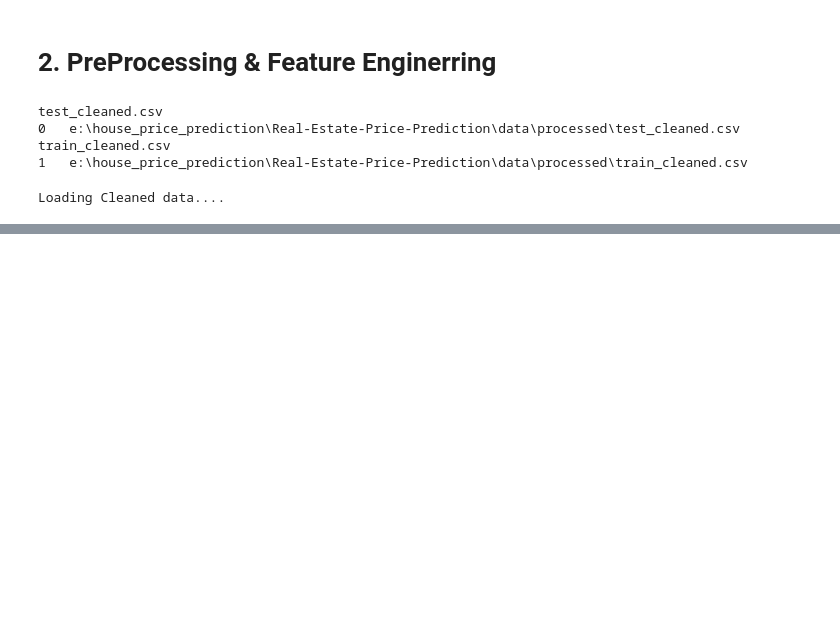
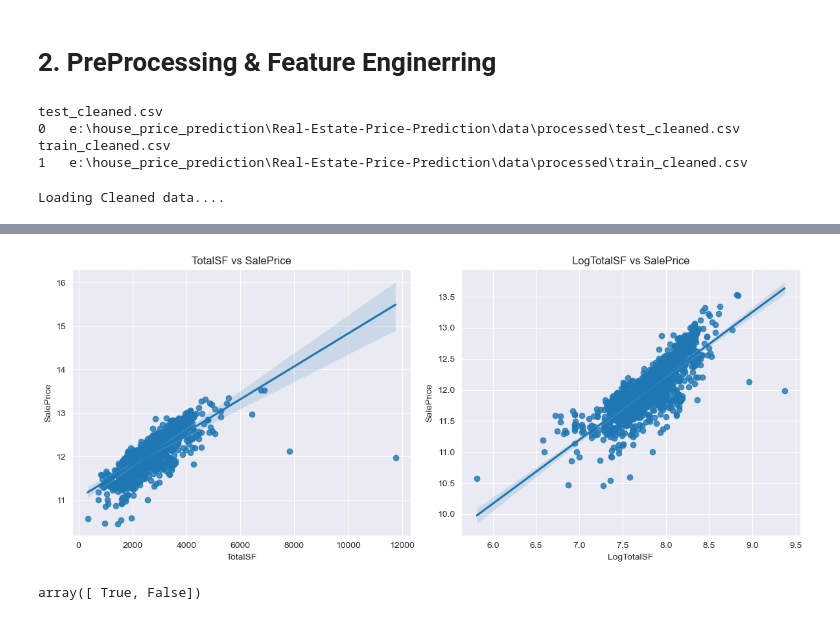
Before and after one commit to annugit1655/Real-Estate-Price-Prediction, a Jupyter notebook: Real-Estate-Price-Prediction/notebooks/02-Preprocessing-&-Feature-Engg.ipynb, the cells around one changed output, grey strips where cells are left out. Cells and saved outputs as stored; diff of their text form; code cells hidden in the pictures; blank space fills up the shorter version.

```diff
--- a/Real-Estate-Price-Prediction/notebooks/02-Preprocessing-&-Feature-Engg.ipynb
+++ b/Real-Estate-Price-Prediction/notebooks/02-Preprocessing-&-Feature-Engg.ipynb
@@ -45,0 +167,14 @@ Loading Cleaned data....
+# %%
+# Compute neighborhood-wise median sale price and create a new feature 'NeighborhoodMedianPrice' (only using training dataset)
+neighborhood_price = train_processed.groupby('Neighborhood')['SalePrice'].median()
+train_processed['NeighborhoodMedianPrice'] = train_processed['Neighborhood'].map(neighborhood_price)
+
+# For test data, map the same neighborhood values from training data
+test_processed['NeighborhoodMedianPrice'] = test_processed['Neighborhood'].map(neighborhood_price)
+# %%
+train_data = train_cleaned.copy()
+train_data['TotalSF'] = train_data['TotalBsmtSF'] + train_data['1stFlrSF'] + train_data['2ndFlrSF']
+train_data['LogTotalSF'] = np.log1p(train_data['TotalSF'])
+train_data[['TotalSF', 'LogTotalSF', '1stFlrSF', '2ndFlrSF', 'TotalBsmtSF', 'SalePrice']].corr()#(train_data['SalePrice'])#.sort_values(ascending=False)
+skewed = train_processed[numeric_var].skew()
+train_processed[skewed[skewed > 0.5].index.tolist()].info()
@@ -45,0 +282,16 @@ Loading Cleaned data....
+# %%
+fig, axes = plt.subplots(1, 2, figsize=(12, 5))
+sns.regplot(x='TotalSF', y=np.log1p(train_processed['SalePrice']), data=train_processed, ax=axes[0])
+axes[0].set_title('TotalSF vs SalePrice')
+sns.regplot(x='LogTotalSF', y=np.log1p(train_data['SalePrice']), data=train_data, ax=axes[1])
+axes[1].set_title('LogTotalSF vs SalePrice')
+
+plt.tight_layout()
+plt.show()
+# %% [output]
+[figure, added]
+# %%
+u = (train_data['OpenPorchSF'] > 0).astype('bool')
+u.unique()
+# %% [output]
+array([ True, False])
```
Also changed, not shown: parts of 10 cells of this notebook.
